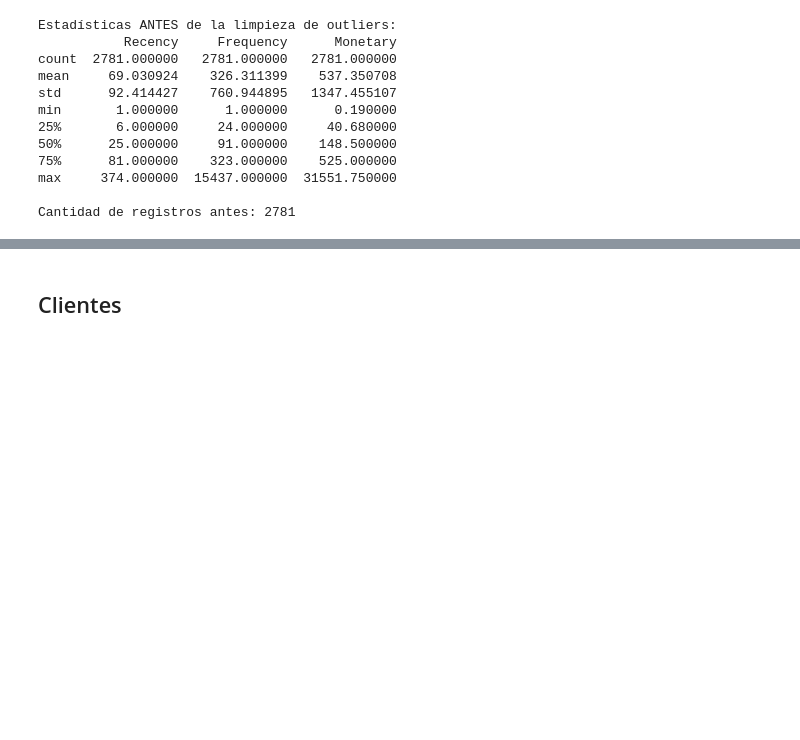
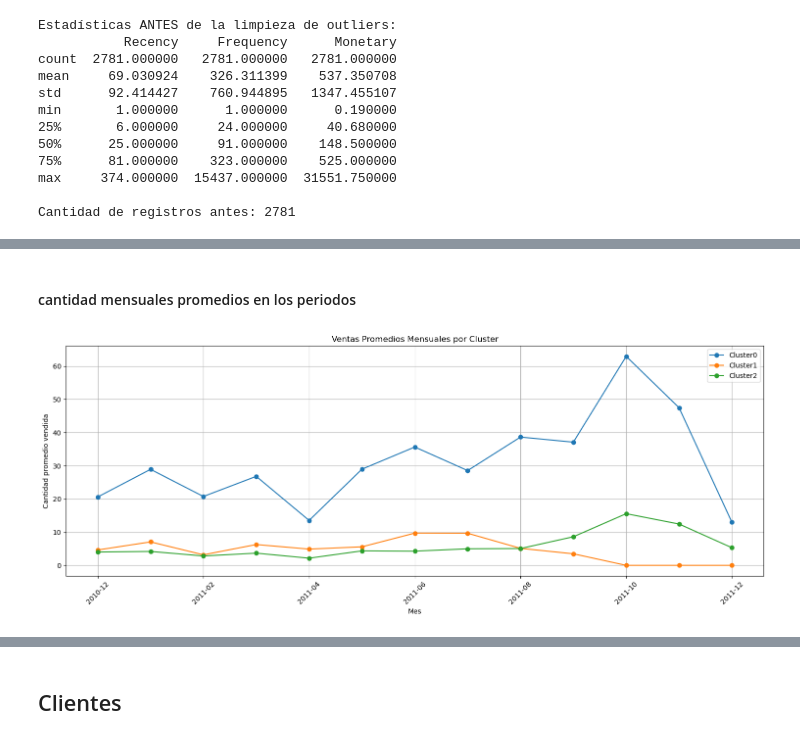
Before and after one commit to agustin-mercado456/ecommerce-analytic, a Jupyter notebook: notebooks/03_Clustering_and_Analysis.ipynb, the cells around one changed output, grey strips where cells are left out. Drawn from its saved outputs; the diff is of its cells as text; code cells hidden in the pictures; blank space fills up the shorter version.

```diff
--- a/notebooks/03_Clustering_and_Analysis.ipynb
+++ b/notebooks/03_Clustering_and_Analysis.ipynb
@@ -123,0 +192,4 @@ Run ID final clustering: ba0a67fb5add418993af238f3015f9a5
+# %%
+data_pca_cluster['id_producto'] = id_producto
+# %%
+data_pca_cluster = data_pca_cluster[['id_producto', 'PC1', 'PC2', 'Cluster']]
@@ -123,0 +212,3 @@ Run ID final clustering: ba0a67fb5add418993af238f3015f9a5
+# %%
+rfm_productos_extranjeros_clean['Cluster']=data_pca_cluster['Cluster']
+rfm_productos_extranjeros_clean['id_producto']=id_producto
@@ -123,0 +241,3 @@ Run ID final clustering: ba0a67fb5add418993af238f3015f9a5
+# %%
+cluster_summary = rfm_productos_extranjeros_clean.groupby('Cluster').mean(numeric_only=True)
+display(cluster_summary)
@@ -123,0 +265,30 @@ Run ID final clustering: ba0a67fb5add418993af238f3015f9a5
+# %% [markdown]
+#### cantidad mensuales promedios en los periodos
+# %%
+cluster0_mes= cluster_summary.iloc[0].T
+cluster1_mes= cluster_summary.iloc[1].T
+cluster2_mes= cluster_summary.iloc[2].T
+
+columnas_fechas = [col for col in rfm_productos_extranjeros_clean.columns if col.startswith('201')]
+
+cluster0_mes=cluster0_mes[columnas_fechas]
+cluster1_mes=cluster1_mes[columnas_fechas]
+cluster2_mes=cluster2_mes[columnas_fechas]
+
+ventas_promedios_mensuales=pd.concat([cluster0_mes,cluster1_mes,cluster2_mes],axis=1)
+ventas_promedios_mensuales.columns=['Cluster0','Cluster1','Cluster2']
+
+ventas_promedios_mensuales.plot(
+    figsize=(15, 6),
+    title='Ventas Promedios Mensuales por Cluster',
+    marker='o' ,
+    markersize=6 )
+
+plt.xlabel("Mes")
+plt.ylabel("Cantidad promedio vendida")
+plt.xticks(rotation=45)
+plt.grid(True)
+plt.tight_layout()
+plt.show()
+# %% [output]
+[figure, added]
```
Also changed, not shown: parts of 30 cells of this notebook, 3 other files.
